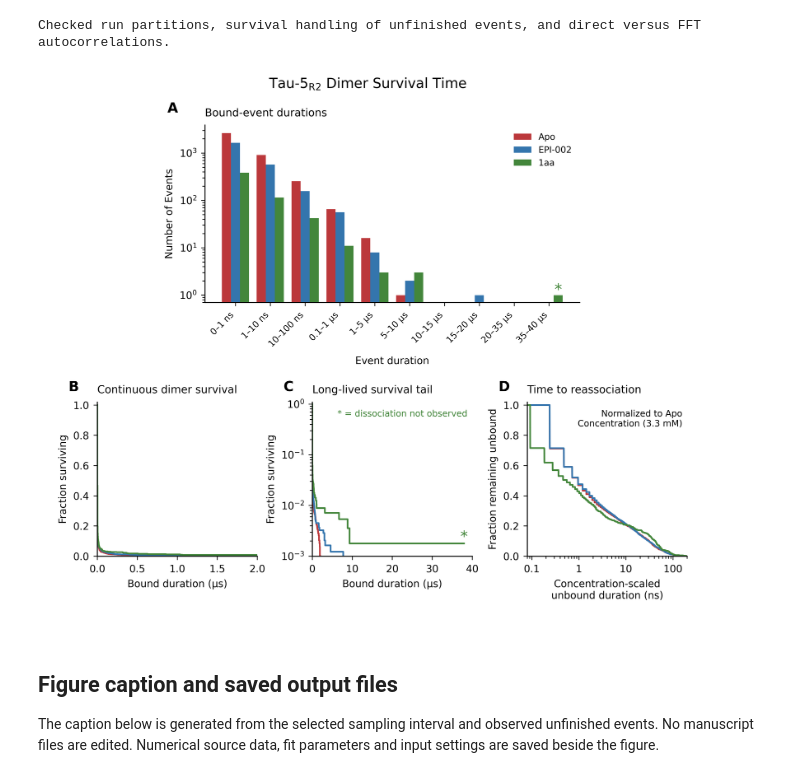
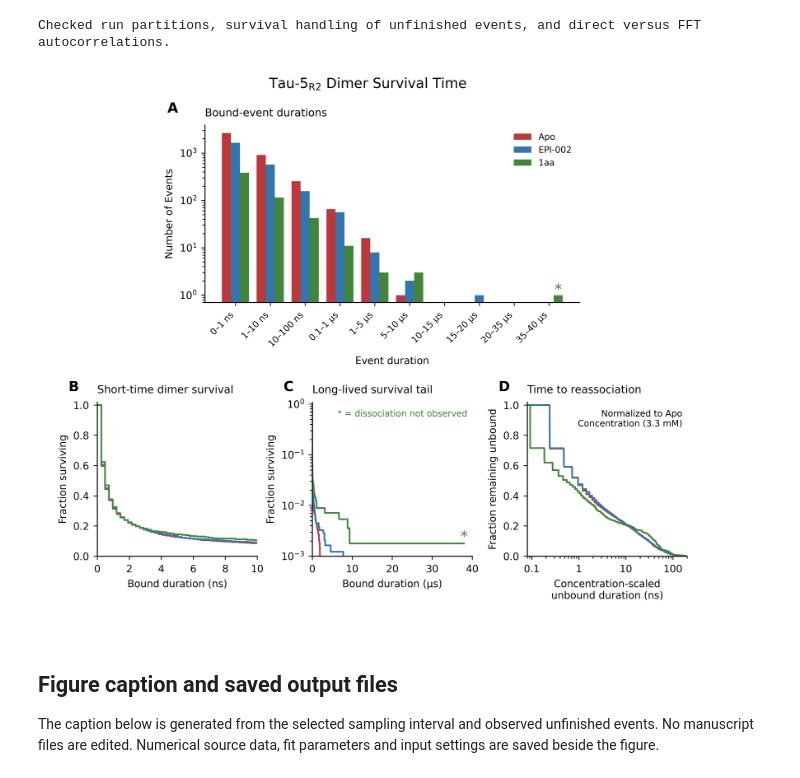
Before and after one commit to paulrobustelli/Zhu_Sisk_AR_oligomers_2025, a Jupyter notebook: dissociation_kinetics.ipynb, the cells around one changed output. Cells and saved outputs as stored; diff of their text form; code cells hidden in the pictures.

Commit message:
Show short-time dimer survival over 0–10 ns and update captions

```diff
--- a/dissociation_kinetics.ipynb
+++ b/dissociation_kinetics.ipynb
@@ -268,7 +268,7 @@ fig=plt.figure(figsize=(7.3,6.2),dpi=160)
 grid=fig.add_gridspec(2,6,height_ratios=[1.15,1])
 ax=[fig.add_subplot(grid[0,1:5])]+[fig.add_subplot(grid[1,j:j+2]) for j in (0,2,4)]
 fig.suptitle(r"Tau-5$_{\mathrm{R2}}$ Dimer Survival Time",fontsize=11,y=.985)
-titles=["Bound-event durations","Continuous dimer survival",
+titles=["Bound-event durations","Short-time dimer survival",
         "Long-lived survival tail","Time to reassociation"]
 # Histogram bins in microseconds: 0–1, 1–10, and 10–100 ns, then microsecond bins.
 edge_candidates=np.array([.001,.01,.1,1,5,10,15,20,35,40])
@@ -297,43 +297,43 @@ for i,(name,r) in enumerate(results.items()):
                            color=color, fontsize=12, annotation_clip=True)
     for panel,kind in [(1,"bound"),(2,"bound"),(3,"unbound_normalized")]:
         curve=curves[name][kind]
-        scale=1000 if panel == 3 else 1
+        scale=1000 if panel in [1,3] else 1
         ax[panel].step(curve["x"]*scale,curve["y"],where="post",color=color,lw=1.3)
         if kind=="bound":
             for t_end in curve["durations"][~curve["transitions"]]:
                 value=curve["y"][np.searchsorted(curve["x"],t_end,side="right")-1]
                 ax[panel].annotate(r"$*$", xy=(t_end*scale,value), xytext=(0,5),
                                    textcoords="offset points", ha="center", va="center",
                                    color=color, fontsize=12, annotation_clip=True)
 for i,a in enumerate(ax):
     a.set_title(titles[i],loc="left",fontsize=8.5,pad=7)
     a.text(-.10 if i==0 else -.18,1.07,"ABCDEF"[i],transform=a.transAxes,fontweight="bold",fontsize=11)
     a.tick_params(direction="out",length=3,width=.6)
     if i>=1:
         a.set_ylabel("Fraction surviving" if i in [1,2] else "Fraction remaining unbound")
         a.set_ylim(0,1.02)
 ax[0].set(yscale="log",ylabel="Number of Events")
 ax[0].set_ylim(bottom=.7)
 ax[0].set_xticks(np.arange(len(labels)))
 ax[0].set_xticklabels(labels,rotation=45,ha="right",fontsize=7)
 ax[0].set_xlabel("Event duration", labelpad=6)
 ax[0].legend(frameon=False,fontsize=7)
-ax[1].set(xscale="linear",xlim=(0,2.0),xlabel="Bound duration (µs)")
-ax[1].set_xticks([0,.5,1,1.5,2])
+ax[1].set(xscale="linear",xlim=(0,10),xlabel="Bound duration (ns)")
+ax[1].set_xticks([0,2,4,6,8,10])
 ax[2].set(yscale="log",ylim=(1e-3,1.1),xlim=(0,max(PLOT_BOUND_TAIL_US,max_bound*1.03)),xlabel="Bound duration (µs)")
 ax[3].set(xscale="log",xlim=(0.08,200),xlabel="Concentration-scaled\nunbound duration (ns)")
 ax[3].set_xticks([.1,1,10,100],labels=["0.1","1","10","100"])
 ax[3].text(.97,.95,f"Normalized to Apo\nConcentration ({reference_concentration*1000:.1f} mM)",
            transform=ax[3].transAxes,ha="right",va="top",fontsize=7)
 fig.subplots_adjust(left=.09,right=.985,bottom=.13,top=.90,wspace=1.05,hspace=.60)
 ax[2].text(.97,.95,"* = dissociation not observed",transform=ax[2].transAxes,
            ha="right",va="top",fontsize=7,color=results["1aa"]["config"]["color"])
 for extension in ["pdf","svg","png"]:
     fig.savefig(OUTPUT_DIR/f"Figure_S2.{extension}",dpi=600)
 save_rows("histogram_counts.csv",histogram_rows)
 plt.show()
 # %% [output]
-[figure, old version]
+[figure, new version]
 # %% [markdown]
 ## Figure caption and saved output files
 The caption below is generated from the selected sampling interval and observed unfinished events. No manuscript files are edited. Numerical source data, fit parameters and input settings are saved beside the figure.
```
Also changed, not shown: parts of 1 cell of this notebook, 5 other files.
